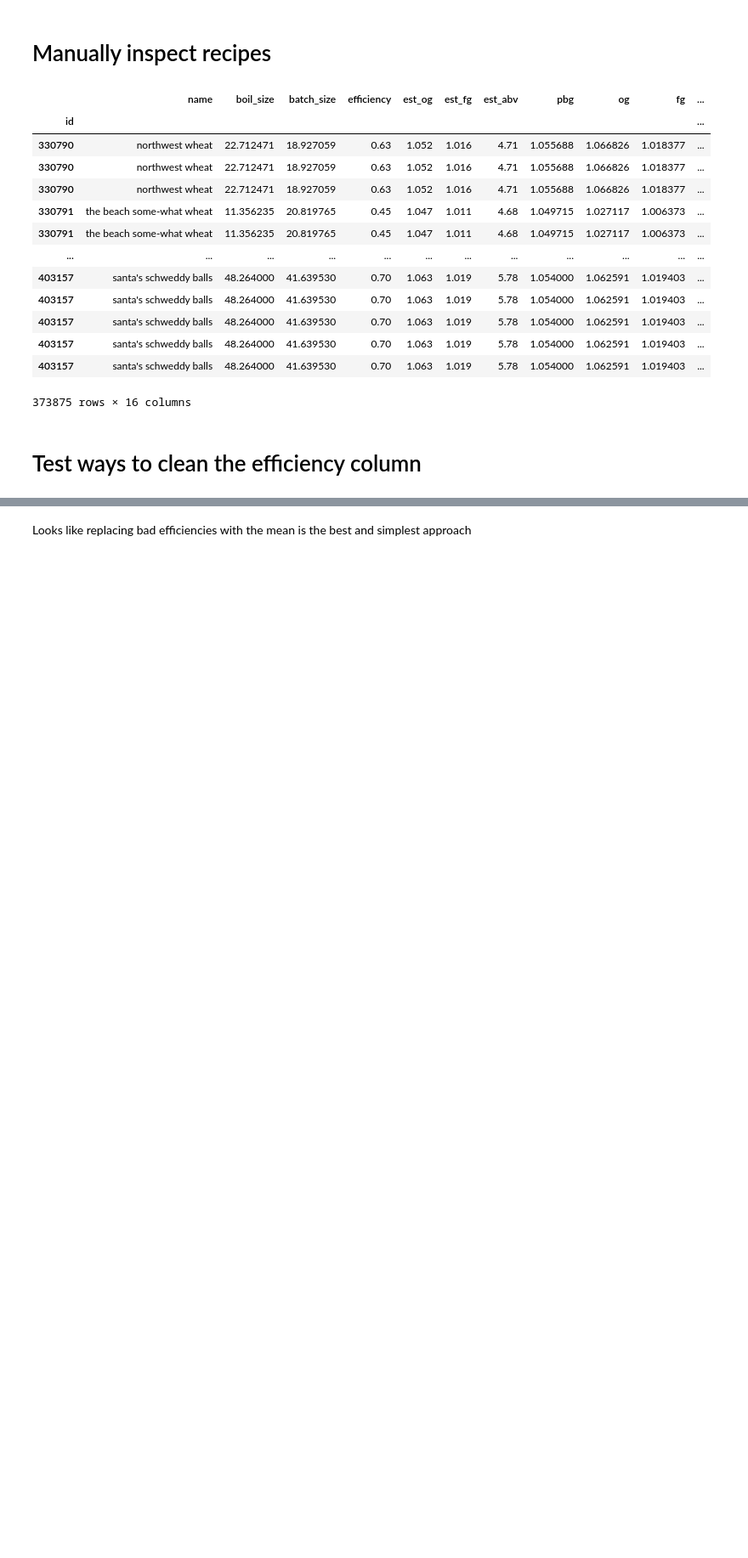
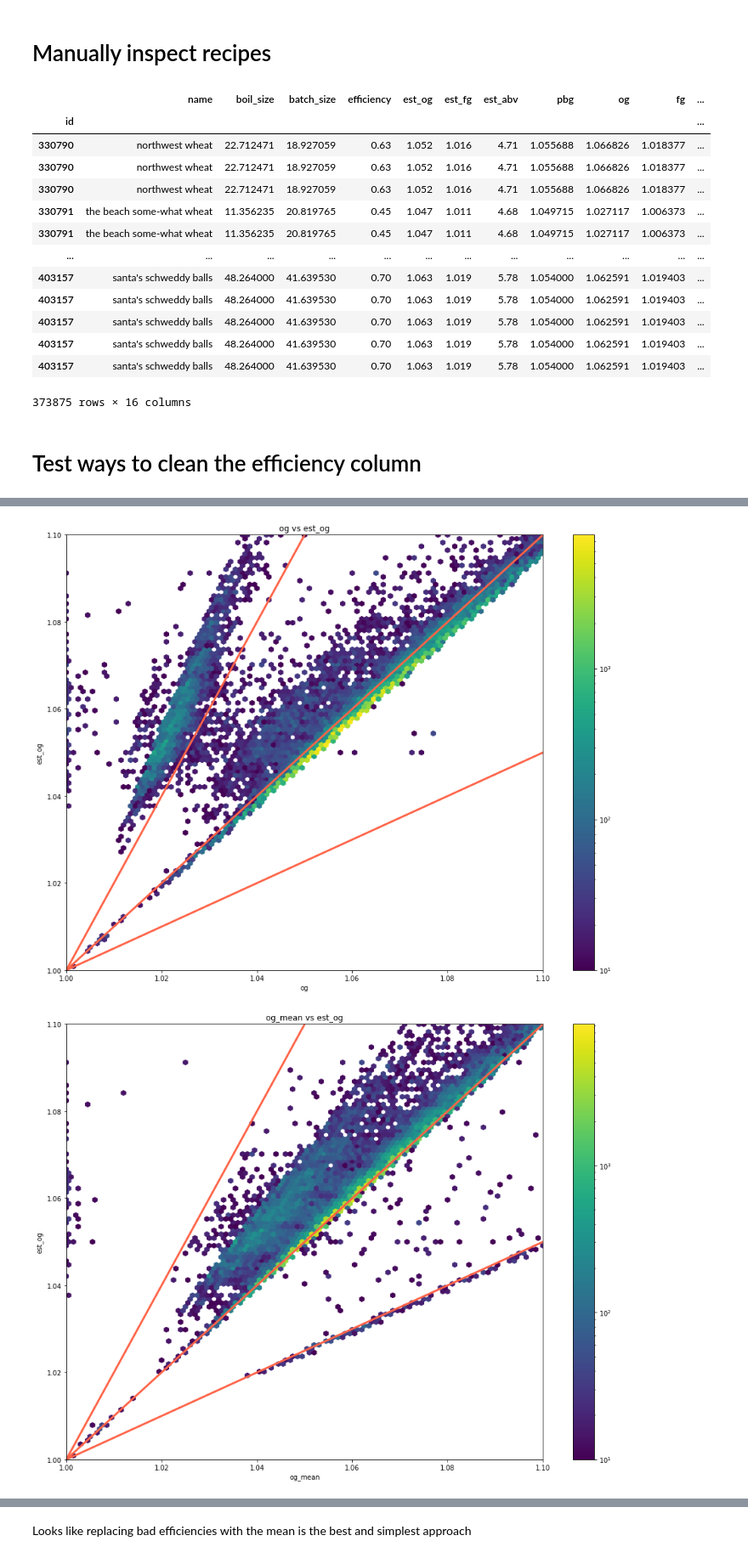
Before and after one commit to rmwoods/beer.ai, a Jupyter notebook: beer.ai/Utils_Troubleshooting.ipynb, the cells around one changed output, grey strips where cells are left out. Shown at 85% size. Drawn from its saved outputs; the diff is of its cells as text; code cells hidden in the pictures; blank space fills up the shorter version.

```diff
--- a/beer.ai/Utils_Troubleshooting.ipynb
+++ b/beer.ai/Utils_Troubleshooting.ipynb
@@ -162,7 +165,7 @@ df["eff_mean"] = replace_with_mean(df["efficiency"])
 df["eff_double"] = replace_with_double(df["efficiency"])
 df["eff_diff"] = replace_with_diff_from_one(df["efficiency"])
 # %%
-def gravity_og_test(df, eff_col):
+def gravity_og_test(df, eff_col, eff_factor=1):
     """
     TESTING ONLY
     """
@@ -170,7 +173,7 @@ def gravity_og_test(df, eff_col):
 
     # ferm_extract_yield
     # Multiply by 100 to get from fraction to plato (which is percentage)
-    fey = ferm_scaled * df["ferm_yield"] * df[eff_col] * 100
+    fey = ferm_scaled * df["ferm_yield"] * eff_factor * df[eff_col] * 100
     return 1 + 0.004 * fey.groupby(fey.index).sum()
 # %%
 df["og_mean"] = gravity_og_test(df, "eff_mean")
@@ -190,7 +193,7 @@ max          94.511423
 Name: og_mean, dtype: float64
 # %%
-for col_test in ["og", "og_mean", "og_double", "og_diff"]:
-    print(f"Testing og column: {col_test}")
+def plot_hexbin_gravity_dist(col_test):
+    """ Display a plot of a hexbin distribution betwen the test column and est_og """
     value_min = 1.0
     value_max = 1.1
     fig = plt.figure(figsize=[16,12])
@@ -205,3 +208,4 @@ for col_test in ["og", "og_mean", "og_double", "og_diff"]:
     ax.set_xlabel(col_test)
     ax.set_ylabel("est_og")
     fig.colorbar(colormap)
+    plt.show()
@@ -216,0 +212,6 @@ Testing og column: og_diff
+# %%
+for col_test in ["og", "og_mean", "og_double", "og_diff"]:
+    plot_hexbin_gravity_dist(col_test)
+# %% [output]
+[figure, added]
+[figure, added]
```
Also changed, not shown: parts of 17 cells of this notebook.
